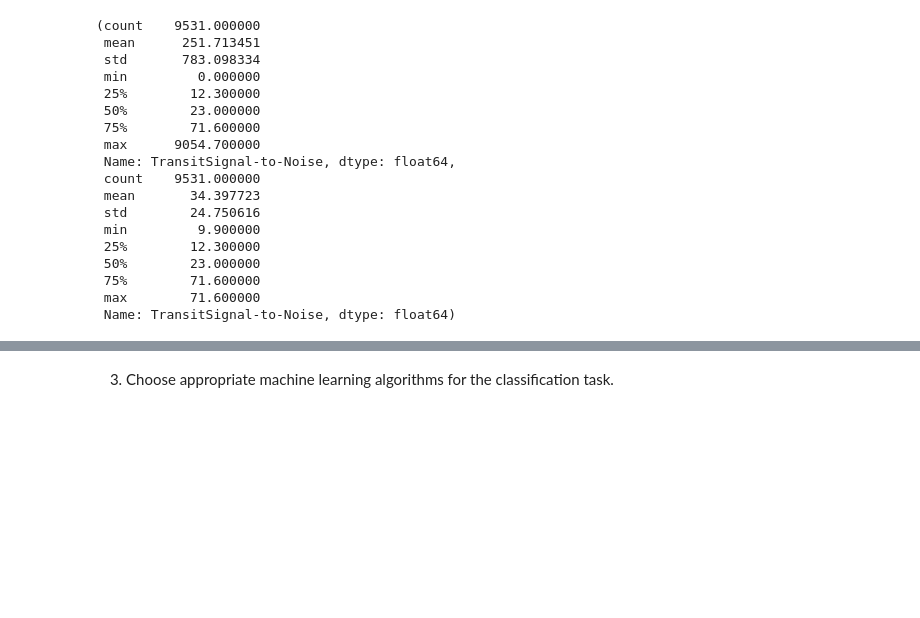
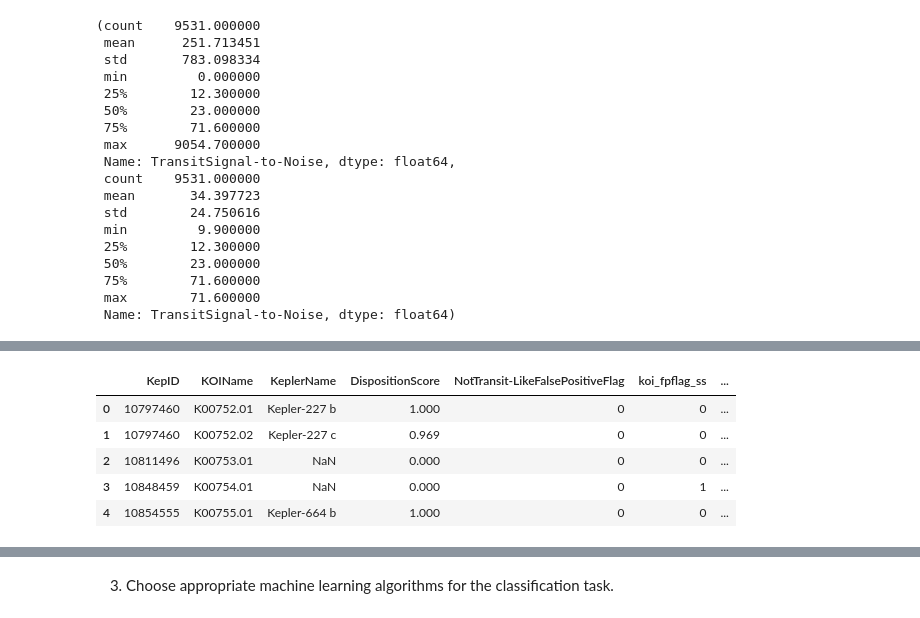
Before and after one commit to adamhalama/mal1y, a Jupyter notebook: assignment-2/src/assignment-2-answer.ipynb, the cells around one changed output, grey strips where cells are left out. Drawn from its saved outputs; the diff is of its cells as text; code cells hidden in the pictures; blank space fills up the shorter version.

```diff
--- a/assignment-2/src/assignment-2-answer.ipynb
+++ b/assignment-2/src/assignment-2-answer.ipynb
@@ -653,0 +715,20 @@ exoplanet_df_cleaned.to_csv('./exports/step2.1.csv', index=False)
+# %%
+# Mapping for 'ExoplanetArchiveDisposition' & 'DispositionUsingKeplerData'
+archive_disposition_mapping = {
+    'FALSE POSITIVE': 0,
+    'CANDIDATE': 1,
+    'CONFIRMED': 2
+}
+
+kepler_disposition_mapping = {
+    'FALSE POSITIVE': 0,
+    'CANDIDATE': 1,
+    'CONFIRMED': 2
+}
+
+# Applying the mapping to create new columns
+exoplanet_df_cleaned['ArchiveDispositionStatus'] = exoplanet_df_cleaned['ExoplanetArchiveDisposition'].map(archive_disposition_mapping)
+exoplanet_df_cleaned['KeplerDispositionStatus'] = exoplanet_df_cleaned['DispositionUsingKeplerData'].map(kepler_disposition_mapping)
+
+# Displaying the first few rows to confirm the changes
+exoplanet_df_cleaned[['ExoplanetArchiveDisposition', 'ArchiveDispositionStatus', 'DispositionUsingKeplerData', 'KeplerDispositionStatus']].head()
@@ -653,0 +742,13 @@ exoplanet_df_cleaned.to_csv('./exports/step2.1.csv', index=False)
+# %%
+# Removing the old categorical features
+exoplanet_df_cleaned.drop(['ExoplanetArchiveDisposition', 'DispositionUsingKeplerData'], axis=1, inplace=True)
+
+# Displaying the first few rows to confirm the removal
+exoplanet_df_cleaned.head()
+# %% [output]
+|  | KepID | KOIName | KeplerName | DispositionScore | NotTransit-LikeFalsePositiveFlag | koi_fpflag_ss | ... |
+| 0 | 10797460 | K00752.01 | Kepler-227 b | 1.000 | 0 | 0 | ... |
+| 1 | 10797460 | K00752.02 | Kepler-227 c | 0.969 | 0 | 0 | ... |
+| 2 | 10811496 | K00753.01 | NaN | 0.000 | 0 | 0 | ... |
+| 3 | 10848459 | K00754.01 | NaN | 0.000 | 0 | 1 | ... |
+| 4 | 10854555 | K00755.01 | Kepler-664 b | 1.000 | 0 | 0 | ... |
```
Also changed, not shown: parts of 28 cells of this notebook, 4 other files.
